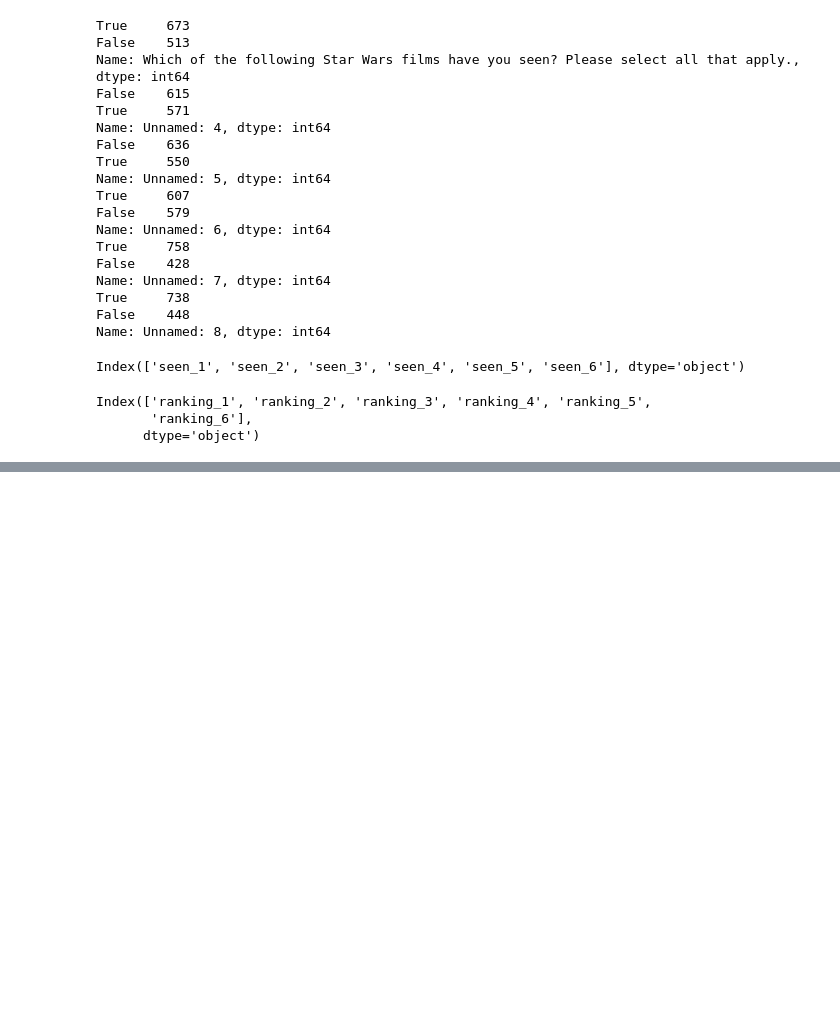
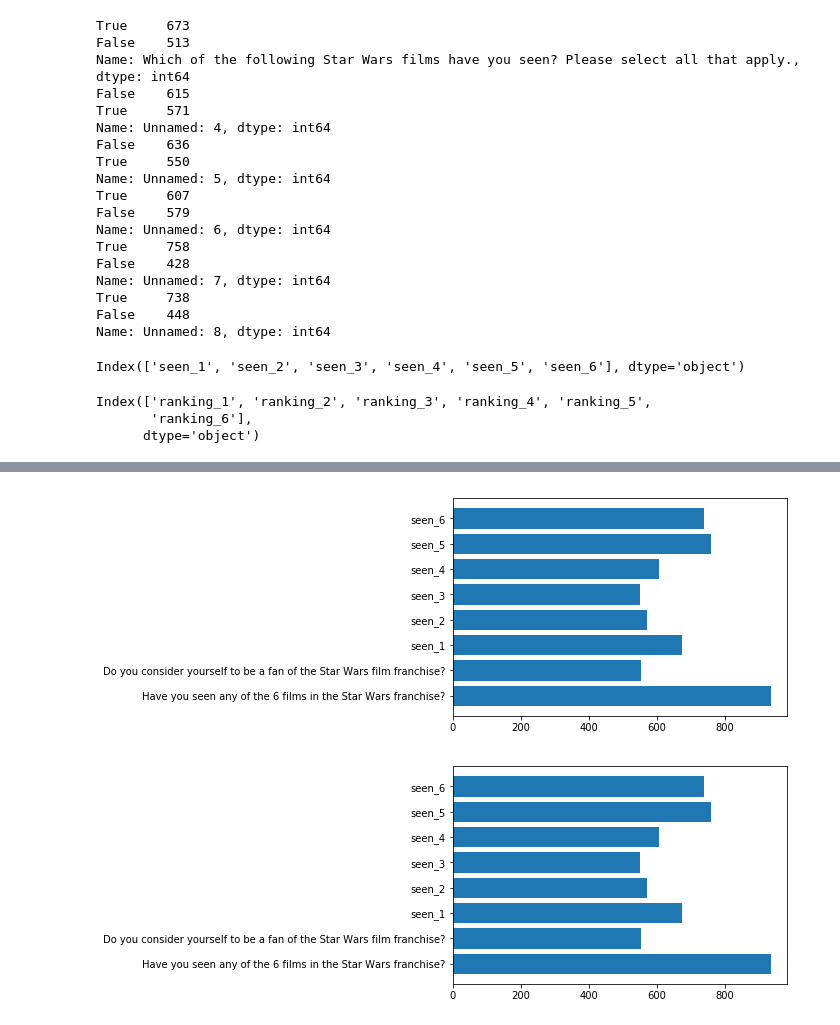
Before and after one commit to hsdistefa/starwars-survey-analysis, a Jupyter notebook: star_wars_survey_analysis.ipynb, the cells around one changed output, grey strips where cells are left out. Cells and saved outputs as stored; diff of their text form; code cells hidden in the pictures; blank space fills up the shorter version.

```diff
--- a/star_wars_survey_analysis.ipynb
+++ b/star_wars_survey_analysis.ipynb
@@ -144,0 +157,10 @@ plt.barh(star_wars.columns[1:15], sums)
+# %%
+plt.barh(males.columns[1:9], star_wars.iloc[:, 1:9].sum(axis=0))
+plt.show()
+
+plt.barh(females.columns[1:9], star_wars.iloc[:, 1:9].sum(axis=0))
+plt.title('')
+plt.show()
+# %% [output]
+[figure, added]
+[figure, added]
```
Also changed, not shown: parts of 4 cells of this notebook.
